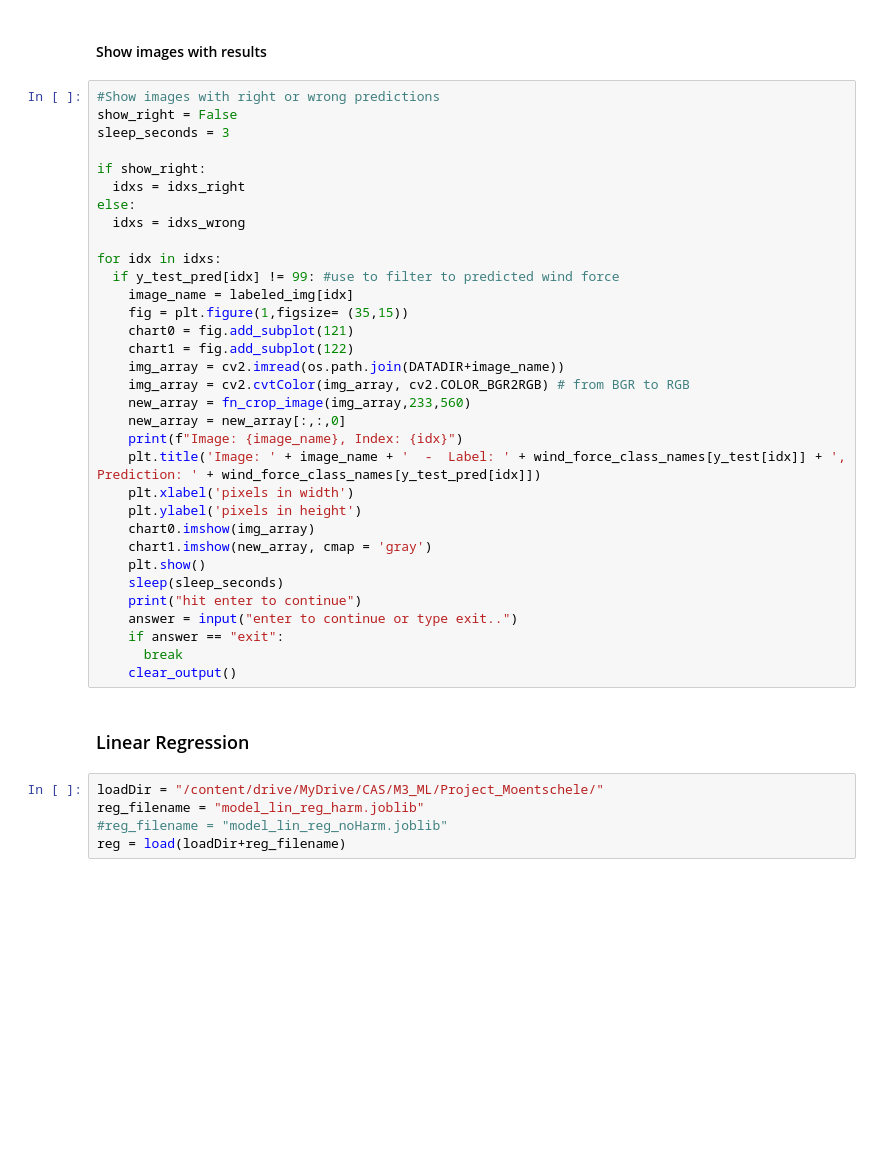
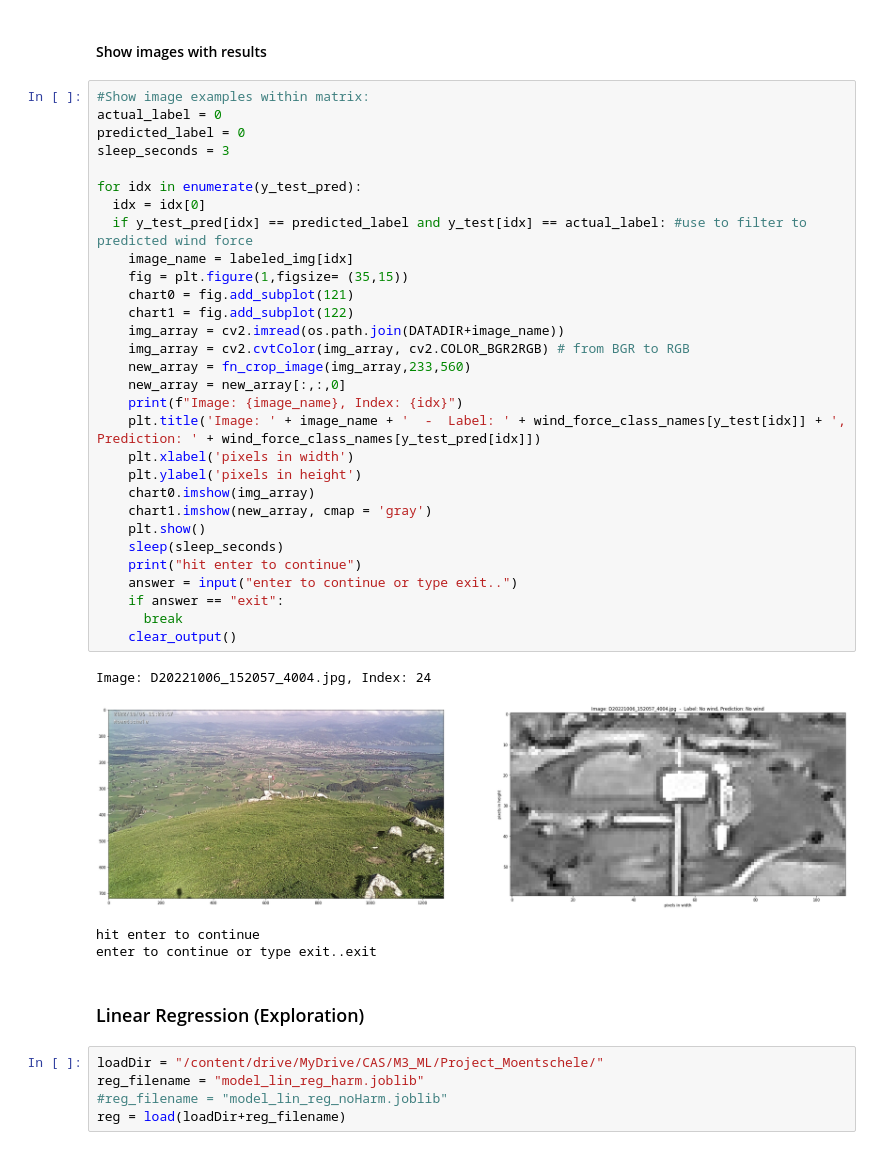
Before and after one commit to jonasbuechi/moentschele_project, a Jupyter notebook: scripts/Test_Models_Colab.ipynb, the cells around one changed output. Drawn from its saved outputs; the diff is of its cells as text; blank space fills up the shorter version.

```diff
--- a/scripts/Test_Models_Colab.ipynb
+++ b/scripts/Test_Models_Colab.ipynb
@@ -158,40 +229,42 @@ idxs_right = np.flatnonzero(mask_right_pred)
 # %% [markdown]
 #### Show images with results
 # %%
-#Show images with right or wrong predictions
-show_right = False
+#Show image examples within matrix:
+actual_label = 0
+predicted_label = 0
 sleep_seconds = 3
 
-if show_right:
-  idxs = idxs_right
-else:
-  idxs = idxs_wrong
-
-for idx in idxs:
-  if y_test_pred[idx] != 99: #use to filter to predicted wind force
+for idx in enumerate(y_test_pred):
+  idx = idx[0]
+  if y_test_pred[idx] == predicted_label and y_test[idx] == actual_label: #use to filter to predicted wind force
     image_name = labeled_img[idx]
     fig = plt.figure(1,figsize= (35,15))
     chart0 = fig.add_subplot(121)
     chart1 = fig.add_subplot(122)
     img_array = cv2.imread(os.path.join(DATADIR+image_name))
     img_array = cv2.cvtColor(img_array, cv2.COLOR_BGR2RGB) # from BGR to RGB
     new_array = fn_crop_image(img_array,233,560)
     new_array = new_array[:,:,0]
     print(f"Image: {image_name}, Index: {idx}")
     plt.title('Image: ' + image_name + '  -  Label: ' + wind_force_class_names[y_test[idx]] + ', Prediction: ' + wind_force_class_names[y_test_pred[idx]])
     plt.xlabel('pixels in width')
     plt.ylabel('pixels in height')
     chart0.imshow(img_array)
     chart1.imshow(new_array, cmap = 'gray')
     plt.show()
     sleep(sleep_seconds)
     print("hit enter to continue")
     answer = input("enter to continue or type exit..")
     if answer == "exit":
       break
     clear_output()
+# %% [output]
+Image: D20221006_152057_4004.jpg, Index: 24
+[figure, added]
+hit enter to continue
+enter to continue or type exit..exit
 # %% [markdown]
-### Linear Regression
+### Linear Regression (Exploration)
 # %%
 loadDir = "/content/drive/MyDrive/CAS/M3_ML/Project_Moentschele/"
 reg_filename = "model_lin_reg_harm.joblib"
```
Also changed, not shown: parts of 10 cells of this notebook, 1 other file.
